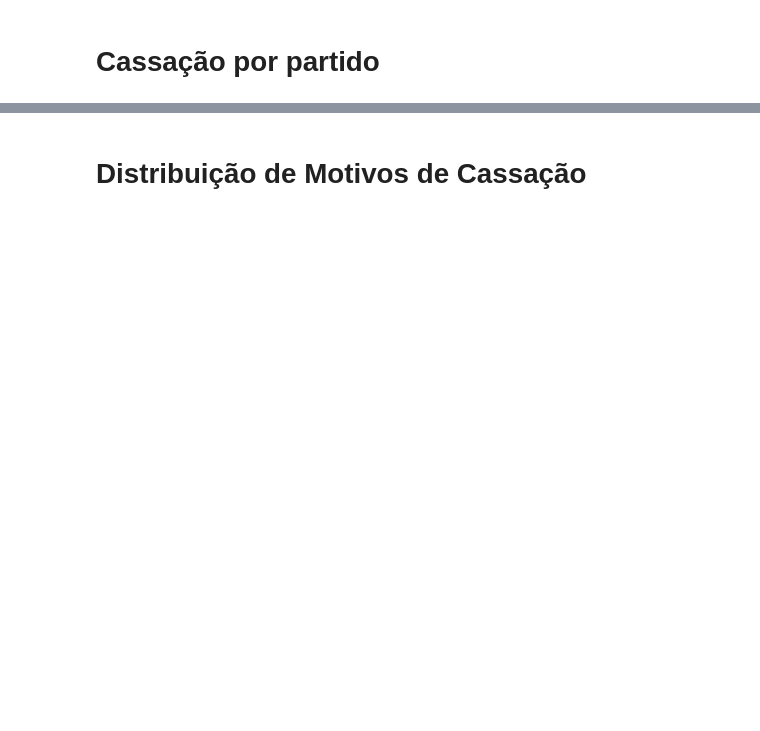
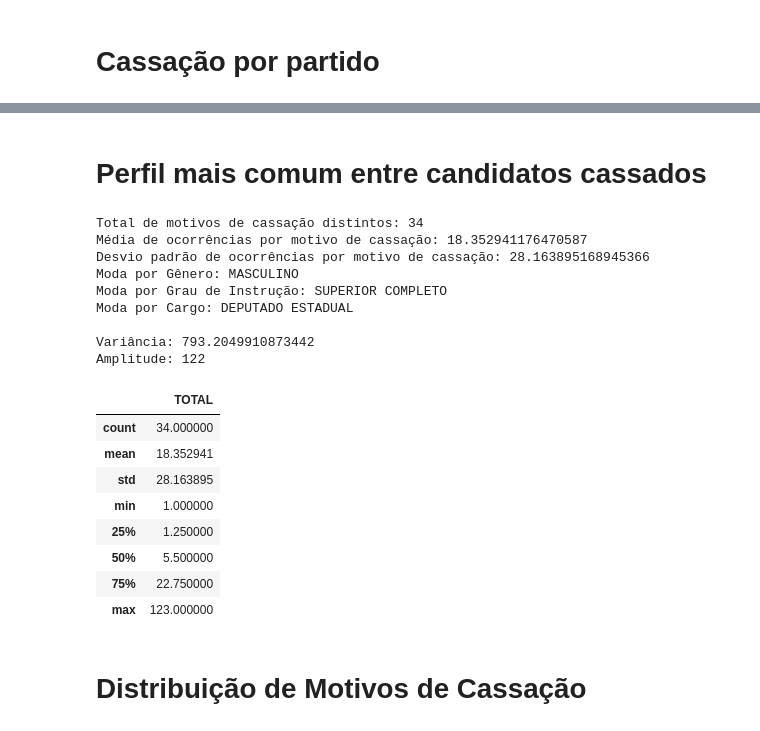
Before and after one commit to theendie/TrabalhoFinal_Coleta, a Jupyter notebook: analise.ipynb, the cells around one changed output, grey strips where cells are left out. Drawn from its saved outputs; the diff is of its cells as text; code cells hidden in the pictures; blank space fills up the shorter version.

Commit message:
versão da analise que entregamos o trabalho parcial

```diff
--- a/analise.ipynb
+++ b/analise.ipynb
@@ -171,6 +178,65 @@ Desvio padrão de cassações por partido: 26.191084483158402
 | 50% | 12.000000 |
 | 75% | 23.000000 |
 | max | 113.000000 |
+# %% [markdown]
+# Perfil mais comum entre candidatos cassados
+# %%
+cassacoes_por_perfil = pd.DataFrame(df.groupby(['DS_GENERO', 'DS_GRAU_INSTRUCAO', 'DS_CARGO']).size().reset_index(name='TOTAL').sort_values(by='TOTAL', ascending=False))
+# print(f"Cassação por perfil: \n{cassacoes_por_perfil}")
+
+# Total de instâncias (número de motivos únicos de cassação)
+total_instancias = cassacoes_por_perfil.shape[0]
+print(f"Total de motivos de cassação distintos: {total_instancias}")
+
+# Cálculo da média e desvio padrão para o total de ocorrências por motivo de cassação
+media_ocorrencias = cassacoes_por_perfil['TOTAL'].mean()
+desvio_padrao_ocorrencias = cassacoes_por_perfil['TOTAL'].std()
+
+print(f"Média de ocorrências por motivo de cassação: {media_ocorrencias}")
+print(f"Desvio padrão de ocorrências por motivo de cassação: {desvio_padrao_ocorrencias}")
+
+# Calculando a moda por gênero
+moda_genero = cassacoes_por_perfil['DS_GENERO'].value_counts().idxmax()
+print(f"Moda por Gênero: {moda_genero}")
+
+# Calculando a moda por grau de instrução
+moda_grau_instrucao = cassacoes_por_perfil['DS_GRAU_INSTRUCAO'].value_counts().idxmax()
+print(f"Moda por Grau de Instrução: {moda_grau_instrucao}")
+
+# Calculando a moda por cargo
+moda_cargo = cassacoes_por_perfil['DS_CARGO'].value_counts().idxmax()
+print(f"Moda por Cargo: {moda_cargo}")
+
+# 1. Cálculo da Variância
+# A variância da coluna 'cassacoes'
+variancia = cassacoes_por_perfil['TOTAL'].var(ddof=1)  # ddof=1 para amostra
+print(f"\nVariância: {variancia}")
+
+# 2. Cálculo da Amplitude
+# A amplitude é a diferença entre o valor máximo e o valor mínimo
+amplitude = cassacoes_por_perfil['TOTAL'].max() - cassacoes_por_perfil['TOTAL'].min()
+print(f"Amplitude: {amplitude}")
+
+display(cassacoes_por_perfil.describe().round(8))
+# %% [output]
+Total de motivos de cassação distintos: 34
+Média de ocorrências por motivo de cassação: 18.352941176470587
+Desvio padrão de ocorrências por motivo de cassação: 28.163895168945366
+Moda por Gênero: MASCULINO
+Moda por Grau de Instrução: SUPERIOR COMPLETO
+Moda por Cargo: DEPUTADO ESTADUAL
+
+Variância: 793.2049910873442
+Amplitude: 122
+|  | TOTAL |
+| count | 34.000000 |
+| mean | 18.352941 |
+| std | 28.163895 |
+| min | 1.000000 |
+| 25% | 1.250000 |
+| 50% | 5.500000 |
+| 75% | 22.750000 |
+| max | 123.000000 |
 # %% [markdown]
 # Distribuição de Motivos de Cassação
 # %%
```
Also changed, not shown: parts of 17 cells of this notebook.
